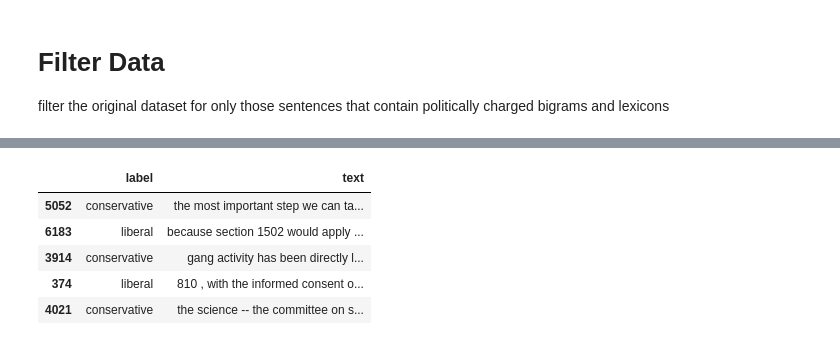
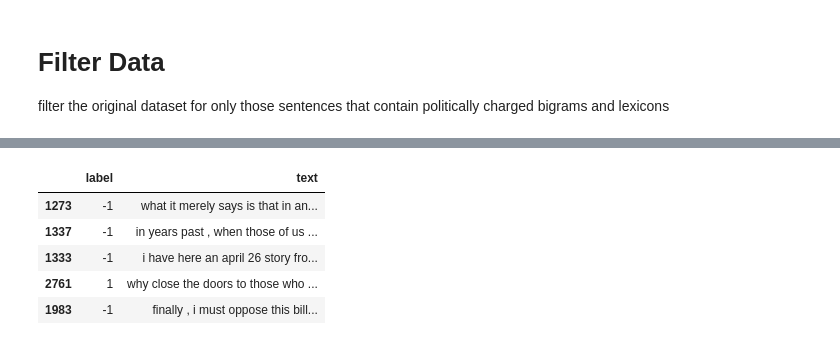
Before and after one commit to alexdauenhauer/Political-Bias-Detection, a Jupyter notebook: convote.ipynb, the cells around one changed output, grey strips where cells are left out. Saved outputs shown, nothing was run; the diff lists cells and outputs as text; code cells hidden in the pictures.

```diff
--- a/convote.ipynb
+++ b/convote.ipynb
@@ -156,4 +165,5 @@ def getBigrams(text, stops, ops=None):
 # %%
 libBigrams = Counter()
 for text in tqdm(lib.text):
-    libBigrams.update(getBigrams(text, stops))
+#     libBigrams.update(getBigrams(text, stops))
+    libBigrams.update(getNgrams(text, stops=stops, ops=ops, n=2))
@@ -453,30 +325,19 @@ def keepSentence(label, text):
     # get bigrams and lexicons
     if len(text.split()) < 6:
         return False
-    bigrams = getBigrams(text,stops).keys()
-#     lexicons = getLexicons(text,stops).keys()
+    ngrams = list(getNgrams(text,n=2).keys()) + list(getNgrams(text,n=3).keys())
 
     # get the bigrams and lexicons that appear in the ideology lists
-    libBigramSet = set(bigrams).intersection(libGrams)
-#     libLexiconSet = set(lexicons).intersection(libCons)
-    conBigramSet = set(bigrams).intersection(conGrams)
-#     conLexiconSet = set(lexicons).intersection(conCons)
+    libNgramSet = set(ngrams).intersection(libGrams)
+    conNgramSet = set(ngrams).intersection(conGrams)
 
     # determine whether to keep the sentence
-    if label == 'liberal':
-#         if libBigramSet or libLexiconSet:
-        if libBigramSet:
-            return True
-        else:
-            return False
-    elif label == 'conservative':
-#         if conBigramSet or conLexiconSet:
-        if conBigramSet:
-            return True
-        else:
-            return False
-    elif label == 'neutral':
-        if libBigramSet or conBigramSet:
+    if label == 1:
+        return libNgramSet
+    elif label == -1:
+        return conNgramSet
+    else:
+        if libNgramSet or conNgramSet:
             return False
         else:
             return True
@@ -485,7 +346,8 @@ def filterText(df):
     filteredText = []
     for i in tqdm(range(df.shape[0])):
         label,text = df.label[i], df.text[i]
-        if keepSentence(label,text):
-            filteredText.append((label, text))
+        ngrams = keepSentence(label,text)
+        if ngrams:
+            filteredText.append((label, text, ngrams))
 
-    return pd.DataFrame(filteredText, columns=['label','text'])
+    return pd.DataFrame(filteredText, columns=['label','text','ngrams'])
@@ -518,16 +392,16 @@ NameError: name 'df_filtered' is not defined
 # savepath = r'../data'
 # with open(os.path.join(savepath, 'filteredConvote.pickle'), 'wb') as f:
 #     pickle.dump(df_filtered, f, pickle.HIGHEST_PROTOCOL)
-with open('../data/filteredConvote4.pickle', 'wb') as f:
-    pickle.dump(df_filtered, f, pickle.HIGHEST_PROTOCOL)
+with open('../data/filteredConvote5.pickle', 'wb') as f:
+    pickle.dump(df_filtered.loc[:,['label','text']], f, pickle.HIGHEST_PROTOCOL)
 # %%
-with open('../data/filteredConvote4.pickle', 'rb') as f:
+with open('../data/filteredConvote5.pickle', 'rb') as f:
     test = pickle.load(f)
 test.sample(5)
 # %% [output]
 |  | label | text |
-| 5052 | conservative | the most important step we can ta... |
-| 6183 | liberal | because section 1502 would apply ... |
-| 3914 | conservative | gang activity has been directly l... |
-| 374 | liberal | 810 , with the informed consent o... |
-| 4021 | conservative | the science -- the committee on s... |
+| 1273 | -1 | what it merely says is that in an... |
+| 1337 | -1 | in years past , when those of us ... |
+| 1333 | -1 | i have here an april 26 story fro... |
+| 2761 | 1 | why close the doors to those who ... |
+| 1983 | -1 | finally , i must oppose this bill... |
```
Also changed, not shown: parts of 56 cells of this notebook, 1 other file.
